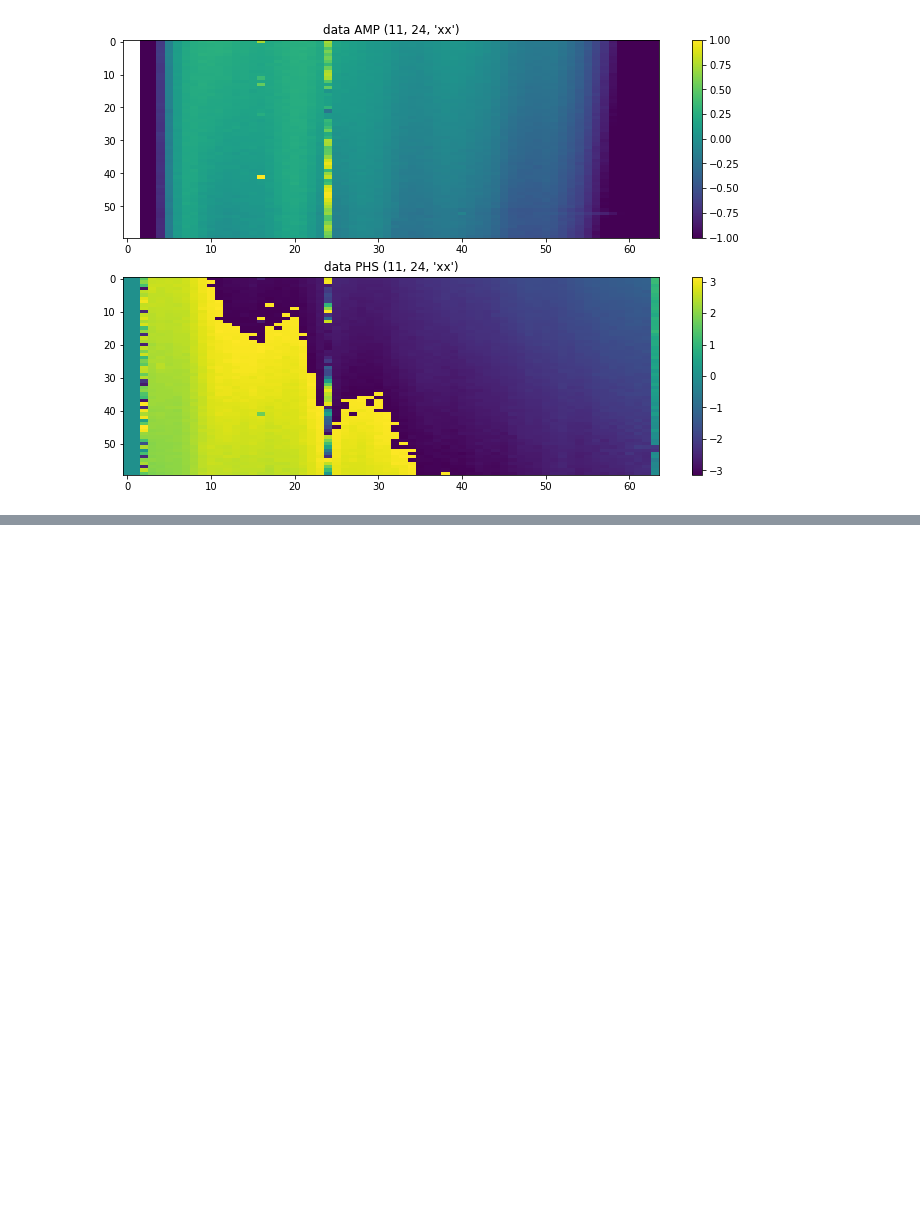
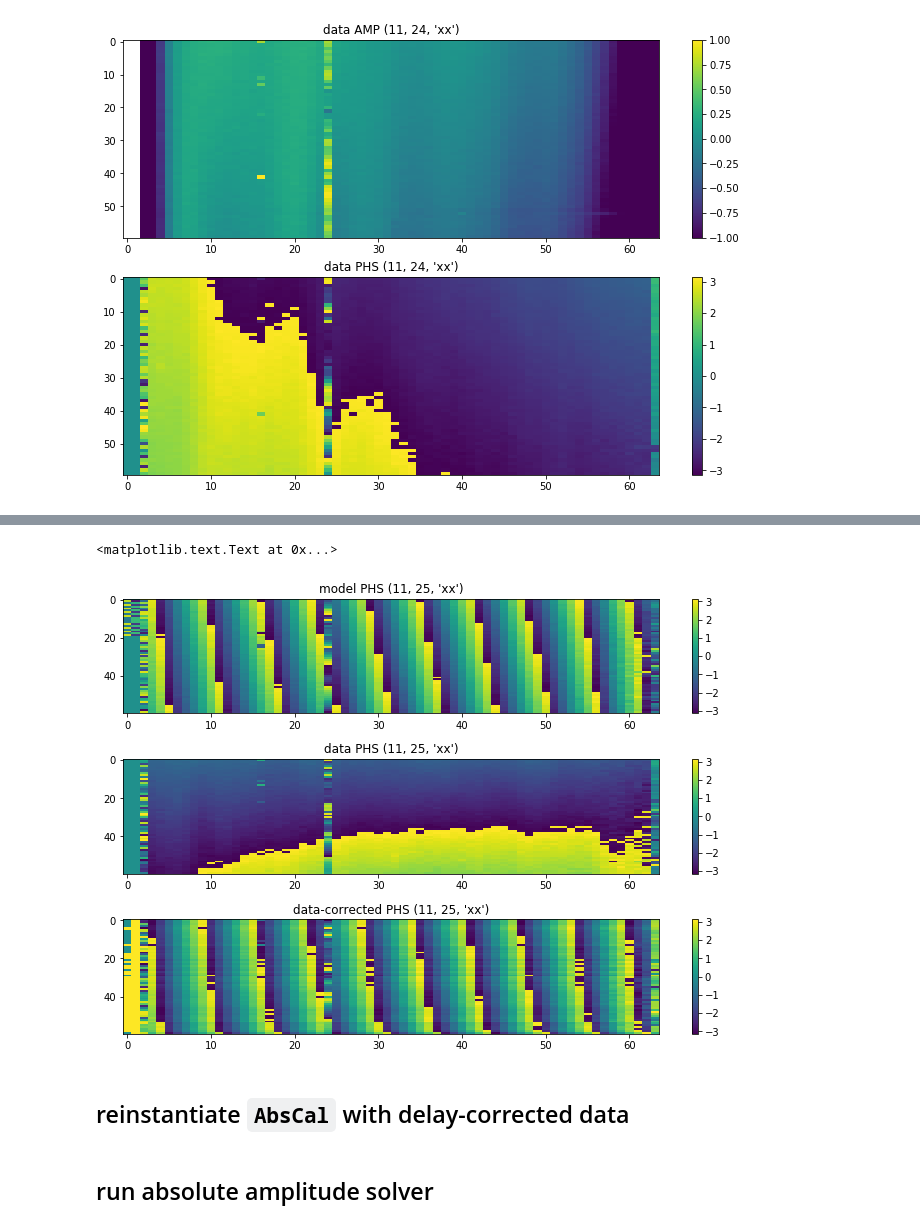
Before and after one commit to HERA-Team/hera_cal, a Jupyter notebook: scripts/notebooks/running_abscal.ipynb, the cells around one changed output, grey strips where cells are left out. Saved outputs shown, nothing was run; the diff lists cells and outputs as text; code cells hidden in the pictures; blank space fills up the shorter version.

```diff
--- a/scripts/notebooks/running_abscal.ipynb
+++ b/scripts/notebooks/running_abscal.ipynb
@@ -248,0 +162,27 @@ plt.title('data-corrected AMP {}'.format(bl))
+# %%
+# inspect results data
+ants = AC.ants.tolist()
+bl = (11, 25, 'xx')
+ak1, ak2 = ants.index(bl[0]), ants.index(bl[1])
+fig, axes = plt.subplots(3, 1, figsize=(12, 8))
+fig.subplots_adjust(hspace=0.4)
+
+plt.sca(axes[0])
+uvt.plot.waterfall(model[bl], mode='phs', mx=np.pi, drng=2*np.pi)
+plt.colorbar()
+plt.title('model PHS {}'.format(bl))
+
+plt.sca(axes[1])
+uvt.plot.waterfall(data[bl], mode='phs', mx=np.pi, drng=2*np.pi)
+plt.colorbar()
+plt.title('data PHS {}'.format(bl))
+
+plt.sca(axes[2])
+uvt.plot.waterfall(corr_data[bl], mode='phs', mx=np.pi, drng=2*np.pi)
+plt.colorbar()
+plt.title('data-corrected PHS {}'.format(bl))
+# %% [output]
+<matplotlib.text.Text at 0x...>
+[figure, added]
+# %% [markdown]
+## reinstantiate `AbsCal` with delay-corrected data
@@ -248,0 +192,2 @@ plt.title('data-corrected AMP {}'.format(bl))
+# %% [markdown]
+## run absolute amplitude solver
```
Also changed, not shown: parts of 58 cells of this notebook, 3 other files.
